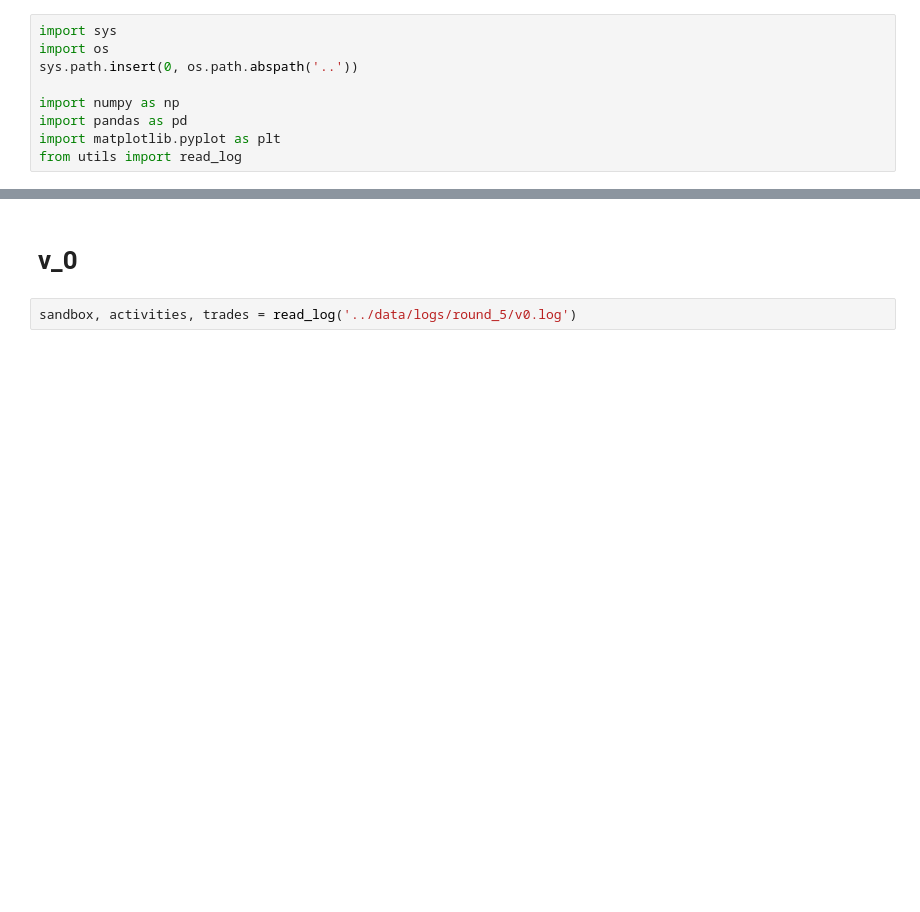
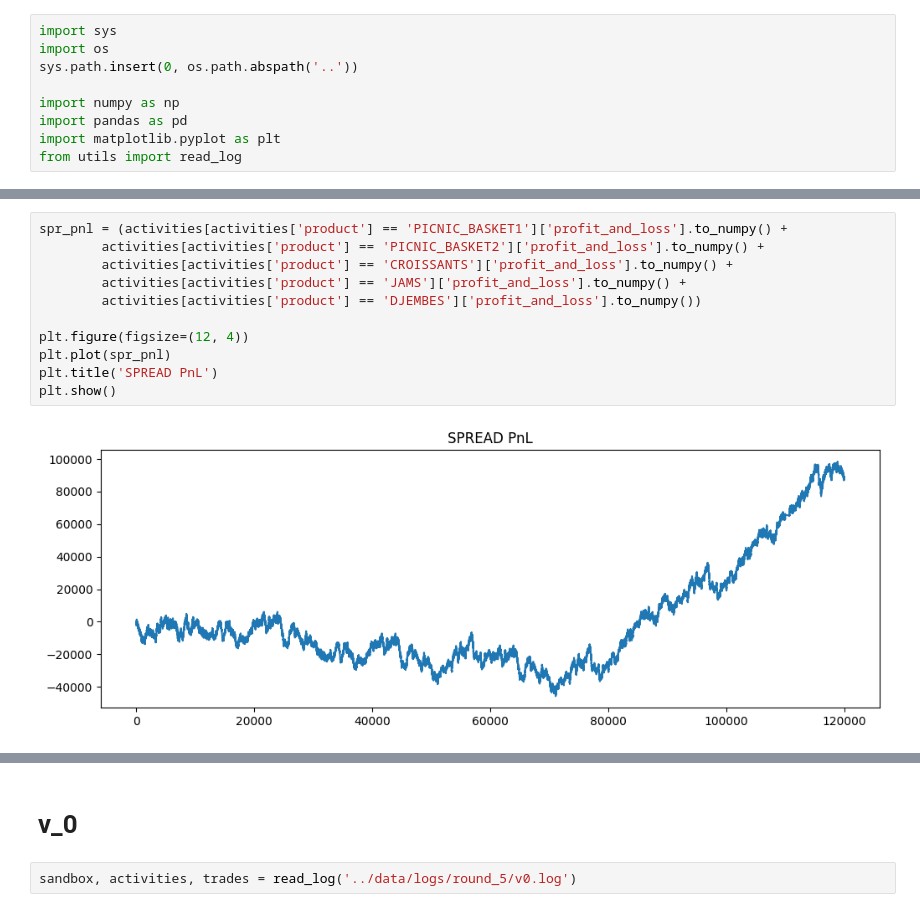
Before and after one commit to aemilani/imc-prosperity-3, a Jupyter notebook: notebooks/logs_round_5.ipynb, the cells around one changed output, grey strips where cells are left out. Cells and saved outputs as stored; diff of their text form; blank space fills up the shorter version.

```diff
--- a/notebooks/logs_round_5.ipynb
+++ b/notebooks/logs_round_5.ipynb
@@ -9,0 +37,13 @@ from utils import read_log
+# %%
+spr_pnl = (activities[activities['product'] == 'PICNIC_BASKET1']['profit_and_loss'].to_numpy() +
+        activities[activities['product'] == 'PICNIC_BASKET2']['profit_and_loss'].to_numpy() +
+        activities[activities['product'] == 'CROISSANTS']['profit_and_loss'].to_numpy() +
+        activities[activities['product'] == 'JAMS']['profit_and_loss'].to_numpy() +
+        activities[activities['product'] == 'DJEMBES']['profit_and_loss'].to_numpy())
+
+plt.figure(figsize=(12, 4))
+plt.plot(spr_pnl)
+plt.title('SPREAD PnL')
+plt.show()
+# %% [output]
+[figure, added]
```
Also changed, not shown: parts of 11 cells of this notebook, 2 other files.
